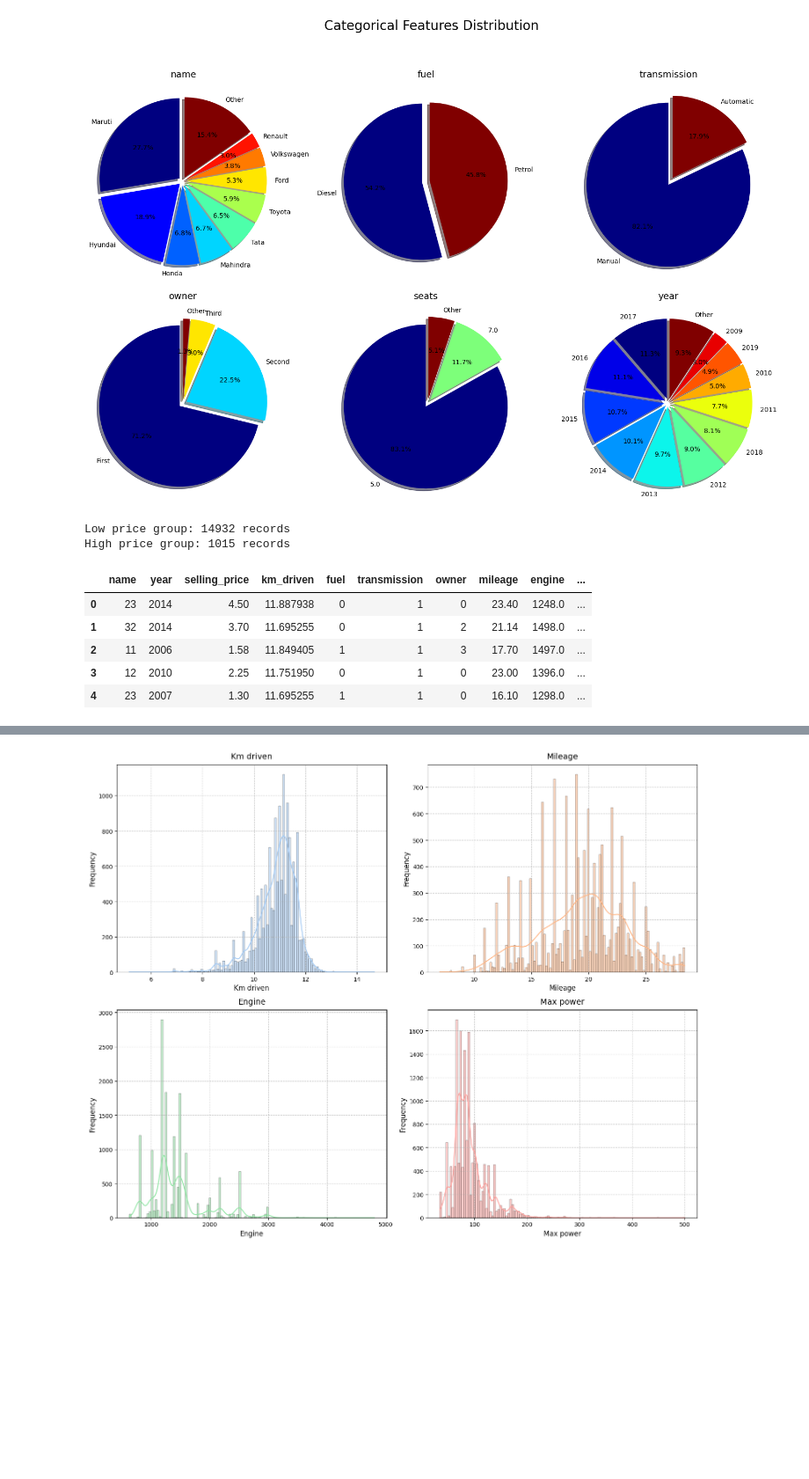
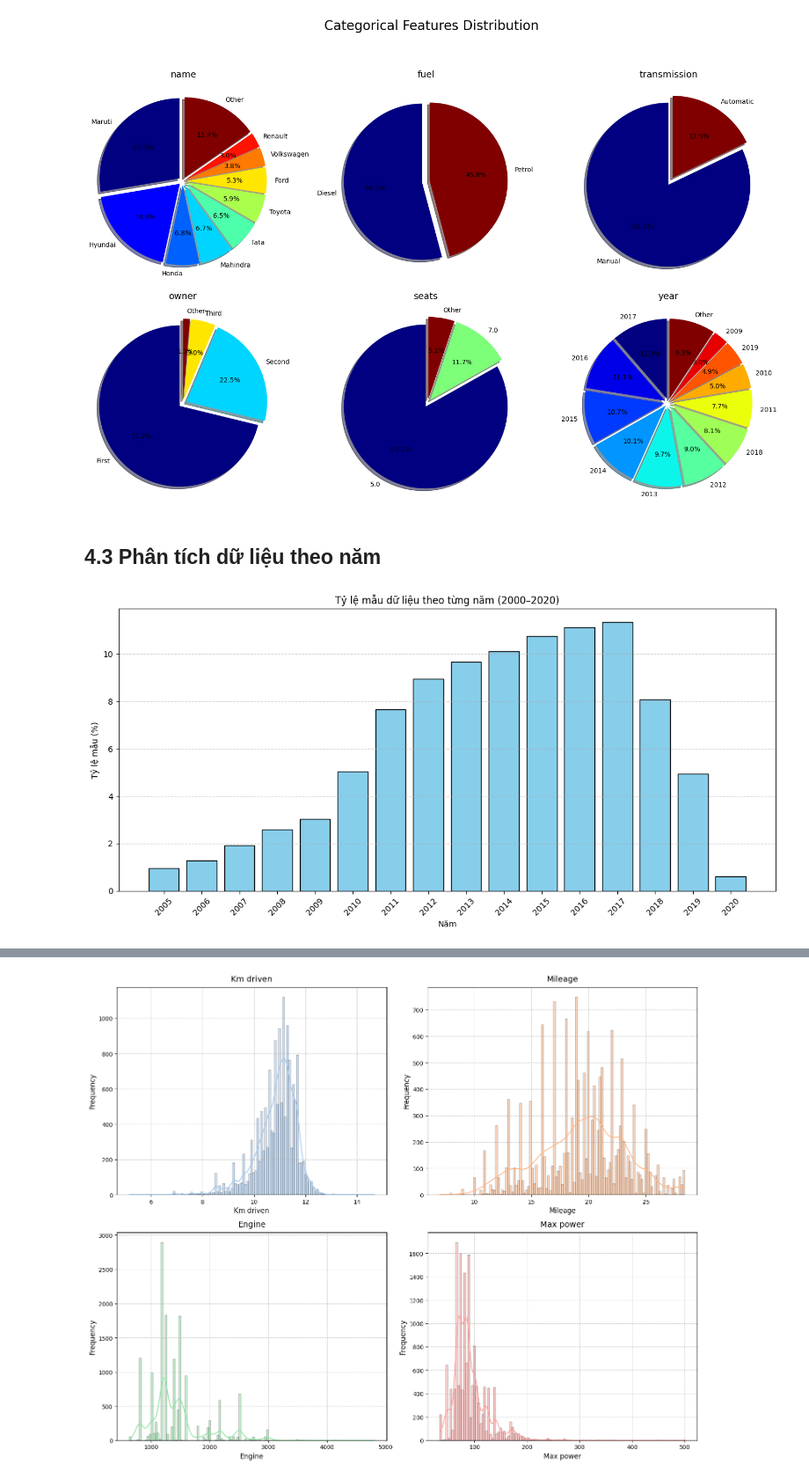
Before and after one commit to phucnguyenhoank/inds_gk_code_1, a Jupyter notebook: car-price-prediction_v3_copy.ipynb, the cells around one changed output, grey strips where cells are left out. Shown at 88% size. Drawn from its saved outputs; the diff is of its cells as text; code cells hidden in the pictures; blank space fills up the shorter version.

```diff
--- a/car-price-prediction_v3_copy.ipynb
+++ b/car-price-prediction_v3_copy.ipynb
@@ -714,3 +690,17 @@ Saved 1015 records for High price group -> processed_data/by_price/High_price_gr
-# %%
-preprocessed_df = pd.read_csv("processed_data/preprocessed_dataset.csv")
-label_encoders = joblib.load("processed_data/label_encoders.sav")
+# %%
+# Đọc dữ liệu đã xử lý
+preprocessed_dataset_path = 'processed_data/preprocessed_dataset.csv'
+label_encoders_path = 'processed_data/label_encoders.sav'
+preprocessed_df = pd.read_csv(preprocessed_dataset_path)
+label_encoders = joblib.load(label_encoders_path)
+
+# Tạo bản sao để chứa dữ liệu đã decode
+decoded_df = preprocessed_df.copy()
+
+# Áp dụng inverse_transform cho từng cột đã mã hóa
+for column, encoder in label_encoders.items():
+    if column in decoded_df.columns:
+        decoded_df[column] = encoder.inverse_transform(decoded_df[column].astype(int))
+
+# xem các nhãn gốc
+decoded_df.head()
@@ -752,23 +751,24 @@ plt.tight_layout()
 plt.show()
 # %% [output]
 [figure]
-# %%
-# Đọc lại các file CSV vào 3 DataFrame
-low_price_df = pd.read_csv('processed_data/by_price/Low_price_group.csv')
-high_price_df = pd.read_csv('processed_data/by_price/High_price_group.csv')
-
-# Hiển thị thông tin về kích thước của từng DataFrame
-print(f"Low price group: {low_price_df.shape[0]} records")
-print(f"High price group: {high_price_df.shape[0]} records")
-
-# Xem trước dữ liệu của một DataFrame
-low_price_df.head()
-# %% [output]
-Low price group: 14932 records
-High price group: 1015 records
-|  | name | year | selling_price | km_driven | fuel | transmission | owner | mileage | engine | ... |
-| 0 | 23 | 2014 | 4.50 | 11.887938 | 0 | 1 | 0 | 23.40 | 1248.0 | ... |
-| 1 | 32 | 2014 | 3.70 | 11.695255 | 0 | 1 | 2 | 21.14 | 1498.0 | ... |
-| 2 | 11 | 2006 | 1.58 | 11.849405 | 1 | 1 | 3 | 17.70 | 1497.0 | ... |
-| 3 | 12 | 2010 | 2.25 | 11.751950 | 0 | 1 | 0 | 23.00 | 1396.0 | ... |
-| 4 | 23 | 2007 | 1.30 | 11.695255 | 1 | 1 | 0 | 16.10 | 1298.0 | ... |
+# %% [markdown]
+## 4.3 Phân tích dữ liệu theo năm
+# %%
+row = len(decoded_df)
+
+# Tạo danh sách năm và phần trăm mẫu theo từng năm
+years = list(range(2005, 2021))
+percentages = [len(decoded_df[decoded_df['year'] == i]) * 100 / row for i in years]
+
+# Vẽ biểu đồ
+plt.figure(figsize=(12, 6))
+plt.bar(years, percentages, color='skyblue', edgecolor='black')
+plt.xlabel('Năm')
+plt.ylabel('Tỷ lệ mẫu (%)')
+plt.title('Tỷ lệ mẫu dữ liệu theo từng năm (2000–2020)')
+plt.xticks(years, rotation=45)
+plt.grid(axis='y', linestyle='--', alpha=0.7)
+plt.tight_layout()
+plt.show()
+# %% [output]
+[figure, added]
```
Also changed, not shown: parts of 39 cells of this notebook, 16 other files.
